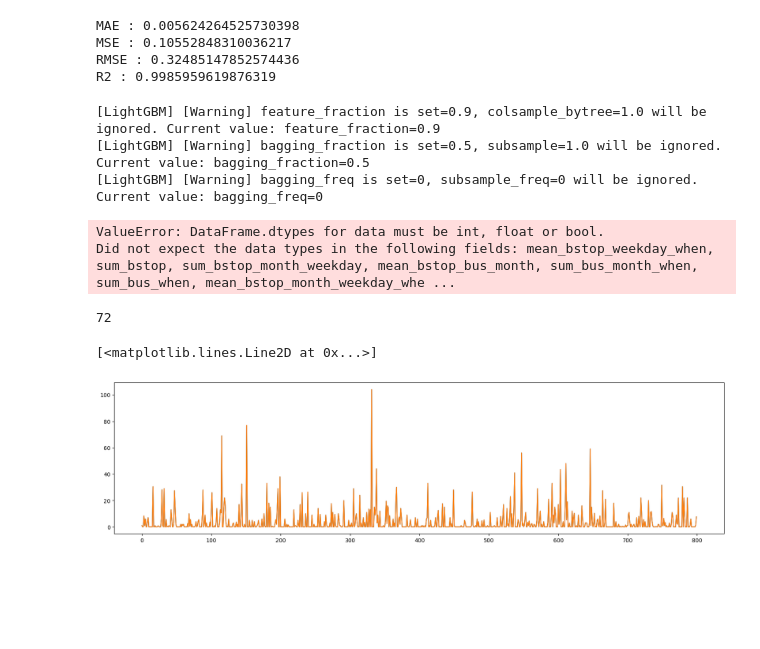
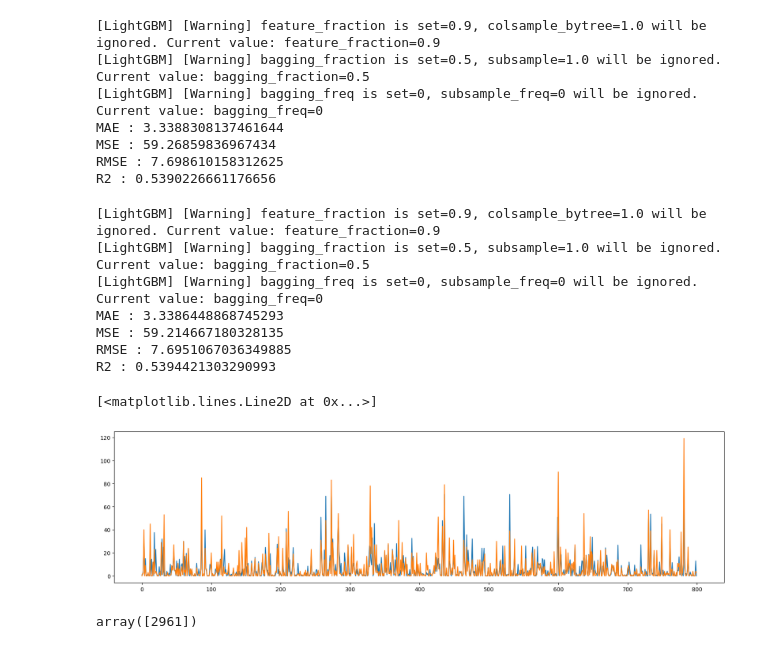
Before and after one commit to On-JungWoan/Bbeojung.kr, a Jupyter notebook: Script/run_model.ipynb, the cells around one changed output. Cells and saved outputs as stored; diff of their text form; code cells hidden in the pictures; blank space fills up the shorter version.

```diff
--- a/Script/run_model.ipynb
+++ b/Script/run_model.ipynb
@@ -59,8 +50,17 @@ test_df = test[num_col]
 # %%
 def split_xy(df):
-    return df.iloc[:, :-1], df.iloc[:, -1]
+    return df[df.columns.difference(['num'])], df['num']
 
 x_train, y_train = split_xy(train_df)
 x_test, y_test = split_xy(test_df)
+train_col = x_train.columns
+test_col = x_test.columns
+# %%
+scaler = StandardScaler()
+scaler.fit(x_train)
+train_res = scaler.transform(x_train)
+test_res = scaler.transform(x_test)
+x_train = pd.DataFrame(train_res, columns=train_col)
+x_test = pd.DataFrame(test_res, columns=test_col)
 # %%
 # target(Price)와 가장 correlated 된 features 를 k개 고르기.
@@ -100,45 +110,54 @@ params = {
     'subsample_freq' : 0
 }
 # %%
-MAE =  mean_absolute_error(y_test.fillna(0), y_pred)
-MSE = mean_squared_error(y_test.fillna(0), y_pred)
+lgbm = LGBMRegressor(**params)
+lgbm.fit(x_train, y_train, eval_metric='mae')
+y_pred = lgbm.predict(x_test)
+
+MAE =  mean_absolute_error(y_test, y_pred)
+MSE = mean_squared_error(y_test, y_pred)
 RMSE = np.sqrt(MSE)
-R2 = r2_score(y_test.fillna(0), y_pred)
+R2 = r2_score(y_test, y_pred)
 
 print(f'MAE : {MAE}', f'MSE : {MSE}', f'RMSE : {RMSE}', f'R2 : {R2}', sep='\n')
 # %% [output]
-MAE : 0.005624264525730398
-MSE : 0.10552848310036217
-RMSE : 0.32485147852574436
-R2 : 0.9985959619876319
+[LightGBM] [Warning] feature_fraction is set=0.9, colsample_bytree=1.0 will be ignored. Current value: feature_fraction=0.9
+[LightGBM] [Warning] bagging_fraction is set=0.5, subsample=1.0 will be ignored. Current value: bagging_fraction=0.5
+[LightGBM] [Warning] bagging_freq is set=0, subsample_freq=0 will be ignored. Current value: bagging_freq=0
+MAE : 3.3388308137461644
+MSE : 59.26859836967434
+RMSE : 7.698610158312625
+R2 : 0.5390226661176656
 # %%
-lgbm = LGBMRegressor(**params)
-lgbm.fit(x_train, y_train, eval_metric='mae')
-y_pred = lgbm.predict(x_test.fillna('0'))
+# lgbm = LGBMRegressor(**params)
+# lgbm.fit(x_train_selected, y_train, eval_metric='mae')
+# y_pred = lgbm.predict(x_test_selected)
 
-MAE =  mean_absolute_error(y_test, y_pred)
-MSE = mean_squared_error(y_test, y_pred)
-RMSE = np.sqrt(MSE)
-R2 = r2_score(y_test, y_pred)
+# MAE =  mean_absolute_error(y_test, y_pred)
+# MSE = mean_squared_error(y_test, y_pred)
+# RMSE = np.sqrt(MSE)
+# R2 = r2_score(y_test, y_pred)
 
-print(f'MAE : {MAE}', f'MSE : {MSE}', f'RMSE : {RMSE}', f'R2 : {R2}', sep='\n')
+# print(f'MAE : {MAE}', f'MSE : {MSE}', f'RMSE : {RMSE}', f'R2 : {R2}', sep='\n')
 # %% [output]
 [LightGBM] [Warning] feature_fraction is set=0.9, colsample_bytree=1.0 will be ignored. Current value: feature_fraction=0.9
 [LightGBM] [Warning] bagging_fraction is set=0.5, subsample=1.0 will be ignored. Current value: bagging_fraction=0.5
 [LightGBM] [Warning] bagging_freq is set=0, subsample_freq=0 will be ignored. Current value: bagging_freq=0
+MAE : 3.3386448868745293
+MSE : 59.214667180328135
+RMSE : 7.6951067036349885
+R2 : 0.5394421303290993
-ValueError: DataFrame.dtypes for data must be int, float or bool.
-Did not expect the data types in the following fields: mean_bstop_weekday_when, sum_bstop, sum_bstop_month_weekday, mean_bstop_bus_month, sum_bus_month_when, sum_bus_when, mean_bstop_month_weekday_whe ...
-# %%
-len(lgbm.feature_name_)
-# %% [output]
-72
 # %%
 plt.figure(figsize=(20,5))
 plt.plot(y_pred.tolist()[1500:2300])
-plt.plot(y_test.fillna(0).tolist()[1500:2300])
+plt.plot(y_test.tolist()[1500:2300])
 # %% [output]
 [<matplotlib.lines.Line2D at 0x...>]
-[figure, old version]
+[figure, new version]
+# %%
+lgbm.feature_importances_
+# %% [output]
+array([2961])
 # %%
 plot_importance(lgbm)
 # %% [output]
```
Also changed, not shown: parts of 9 cells of this notebook.
